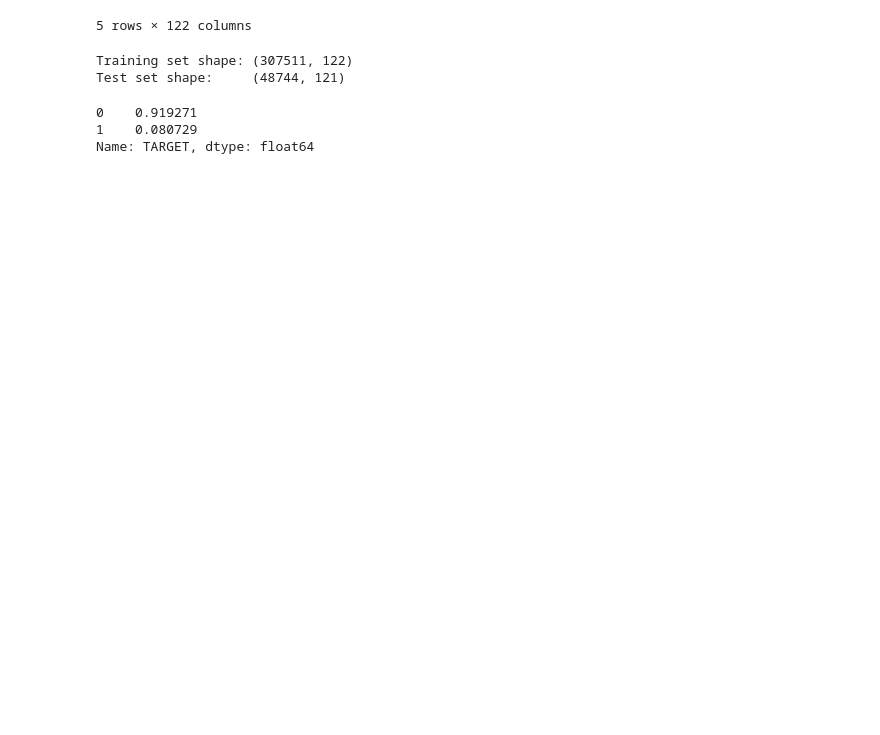
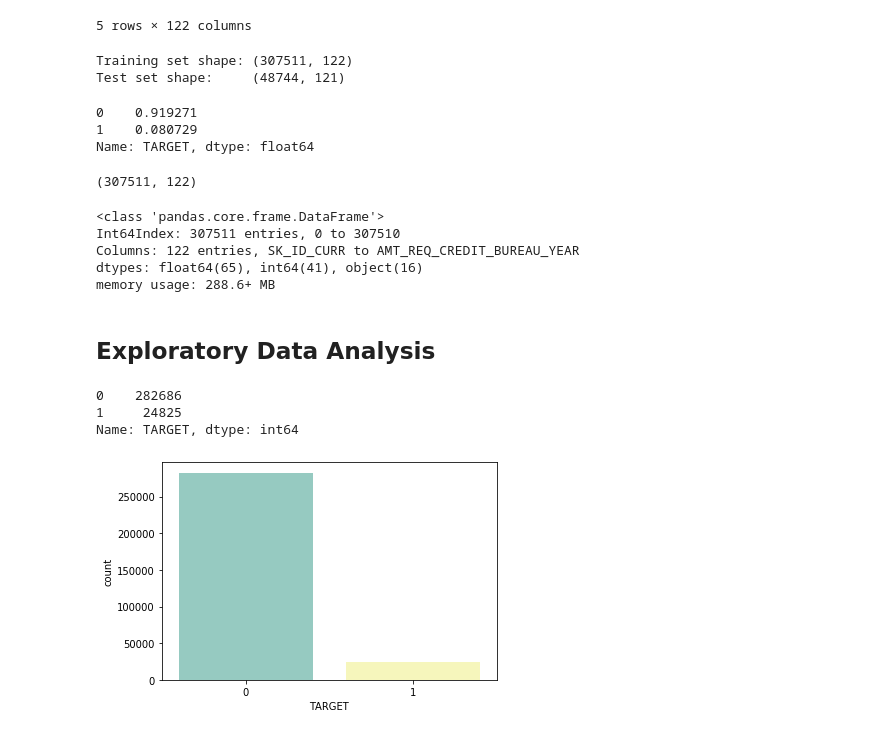
Before and after one commit to shabnami/Capstone_Project_Home_credit_dafault_risk, a Jupyter notebook: Capstone_Project_Home_Credit_Default_Risk.ipynb, the cells around one changed output. Drawn from its saved outputs; the diff is of its cells as text; code cells hidden in the pictures; blank space fills up the shorter version.

Commit message:
exploring the data

```diff
--- a/Capstone_Project_Home_Credit_Default_Risk.ipynb
+++ b/Capstone_Project_Home_Credit_Default_Risk.ipynb
@@ -94,3 +131,28 @@ train.TARGET.value_counts() / len(train)
 0    0.919271
 1    0.080729
 Name: TARGET, dtype: float64
+# %%
+train = train.dropna(how='all')
+train.shape
+# %% [output]
+(307511, 122)
+# %%
+train.info()
+# %% [output]
+<class 'pandas.core.frame.DataFrame'>
+Int64Index: 307511 entries, 0 to 307510
+Columns: 122 entries, SK_ID_CURR to AMT_REQ_CREDIT_BUREAU_YEAR
+dtypes: float64(65), int64(41), object(16)
+memory usage: 288.6+ MB
+# %% [markdown]
+## Exploratory Data Analysis
+# %%
+print(train['TARGET'].value_counts())
+sns.countplot(train['TARGET'],palette='Set3')
+plt.savefig('target.png',dpi=300,bbox_inches='tight')
+plt.show()
+# %% [output]
+0    282686
+1     24825
+Name: TARGET, dtype: int64
+[figure, added]
```
Also changed, not shown: parts of 30 cells of this notebook.
